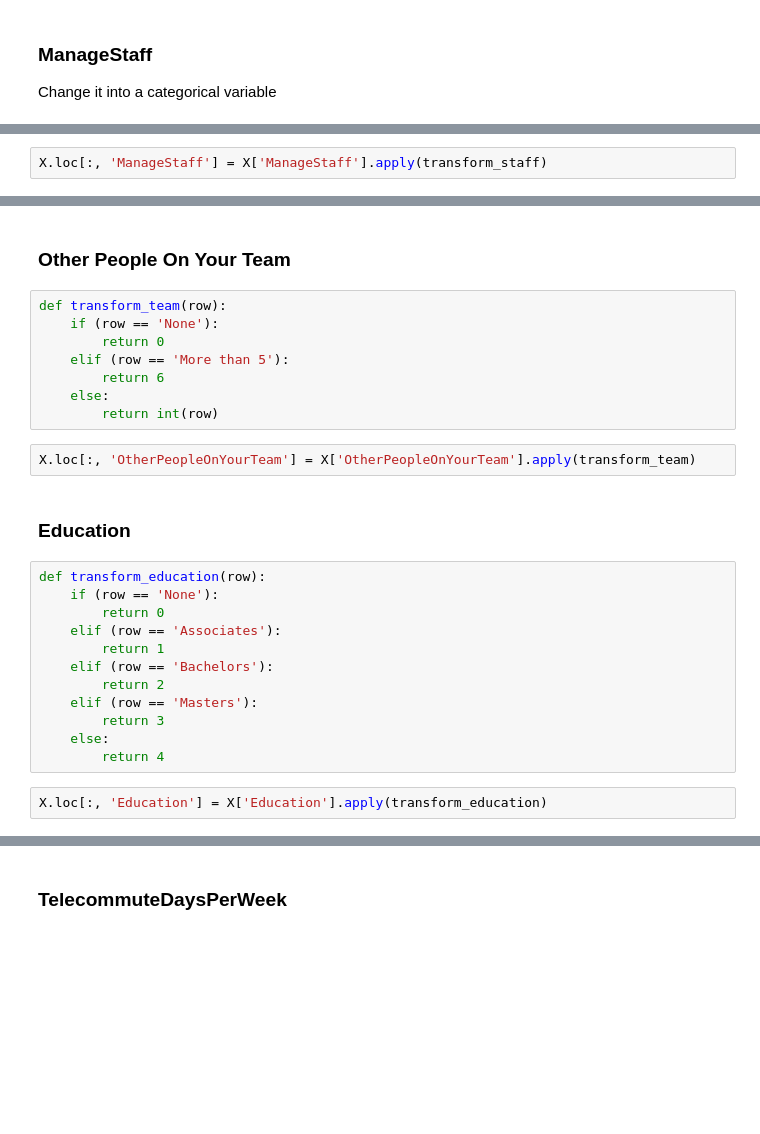
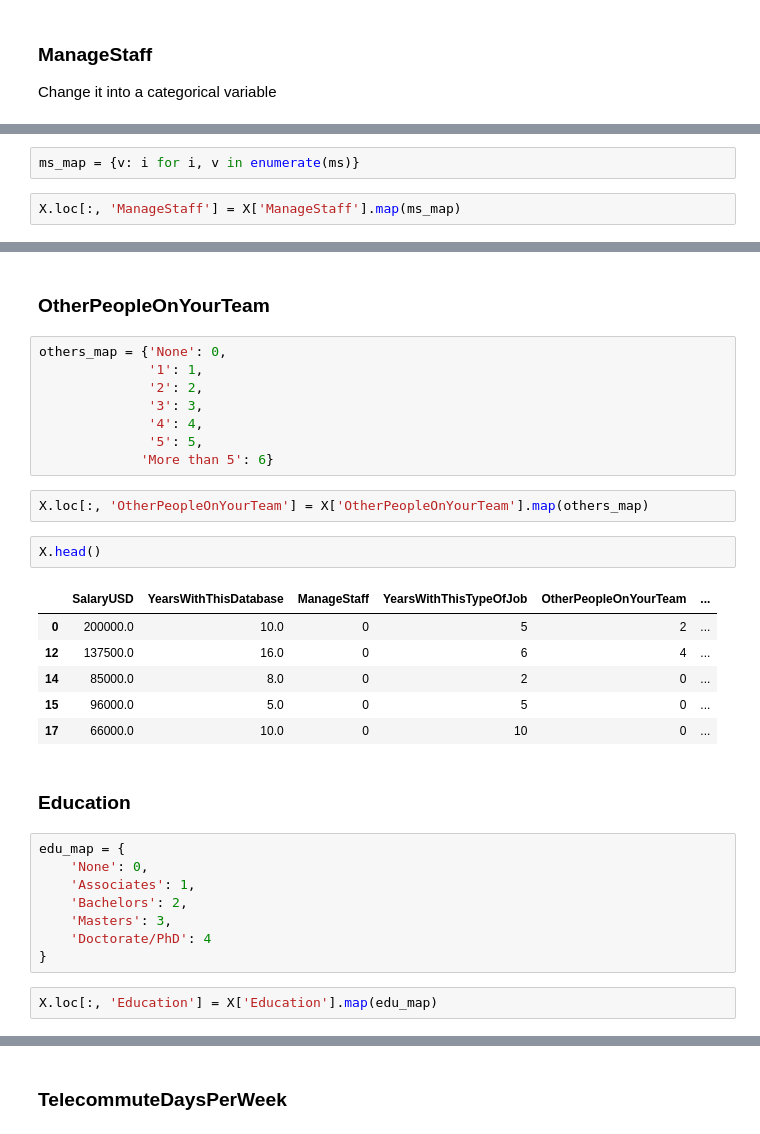
Before and after one commit to unit-00/data-professionals, a Jupyter notebook: cap1.ipynb, the cells around one changed output, grey strips where cells are left out. Drawn from its saved outputs; the diff is of its cells as text; blank space fills up the shorter version.

```diff
--- a/cap1.ipynb
+++ b/cap1.ipynb
@@ -311,4 +530,6 @@ def transform_staff(row):
+# %%
+ms_map = {v: i for i, v in enumerate(ms)}
 # %%
-X.loc[:, 'ManageStaff'] = X['ManageStaff'].apply(transform_staff)
+X.loc[:, 'ManageStaff'] = X['ManageStaff'].map(ms_map)
 # %%
 X.head()
@@ -315,28 +543,33 @@ X.head()
-# %% [markdown]
-### Other People On Your Team
-# %%
-def transform_team(row):
-    if (row == 'None'):
-        return 0
-    elif (row == 'More than 5'):
-        return 6
-    else:
-        return int(row)
+# %% [markdown]
+### OtherPeopleOnYourTeam
+# %%
+others_map = {'None': 0,
+              '1': 1,
+              '2': 2,
+              '3': 3,
+              '4': 4,
+              '5': 5,
+             'More than 5': 6}
 # %%
-X.loc[:, 'OtherPeopleOnYourTeam'] = X['OtherPeopleOnYourTeam'].apply(transform_team)
+X.loc[:, 'OtherPeopleOnYourTeam'] = X['OtherPeopleOnYourTeam'].map(others_map)
+# %%
+X.head()
+# %% [output]
+|  | SalaryUSD | YearsWithThisDatabase | ManageStaff | YearsWithThisTypeOfJob | OtherPeopleOnYourTeam | ... |
+| 0 | 200000.0 | 10.0 | 0 | 5 | 2 | ... |
+| 12 | 137500.0 | 16.0 | 0 | 6 | 4 | ... |
+| 14 | 85000.0 | 8.0 | 0 | 2 | 0 | ... |
+| 15 | 96000.0 | 5.0 | 0 | 5 | 0 | ... |
+| 17 | 66000.0 | 10.0 | 0 | 10 | 0 | ... |
 # %% [markdown]
 ### Education
 # %%
-def transform_education(row):
-    if (row == 'None'):
-        return 0
-    elif (row == 'Associates'):
-        return 1
-    elif (row == 'Bachelors'):
-        return 2
-    elif (row == 'Masters'):
-        return 3
-    else:
-        return 4
+edu_map = {
+    'None': 0,
+    'Associates': 1,
+    'Bachelors': 2,
+    'Masters': 3,
+    'Doctorate/PhD': 4
+}
 # %%
-X.loc[:, 'Education'] = X['Education'].apply(transform_education)
+X.loc[:, 'Education'] = X['Education'].map(edu_map)
```
Also changed, not shown: parts of 101 cells of this notebook, 1 other file.
